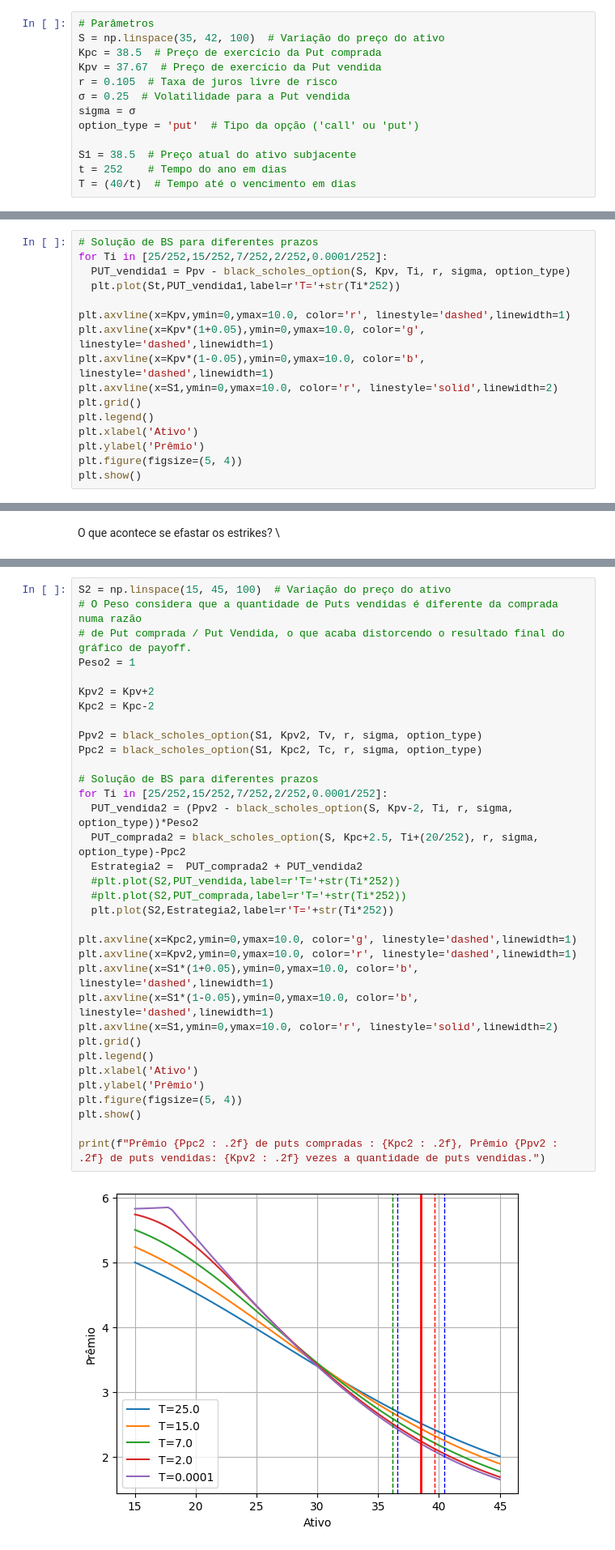
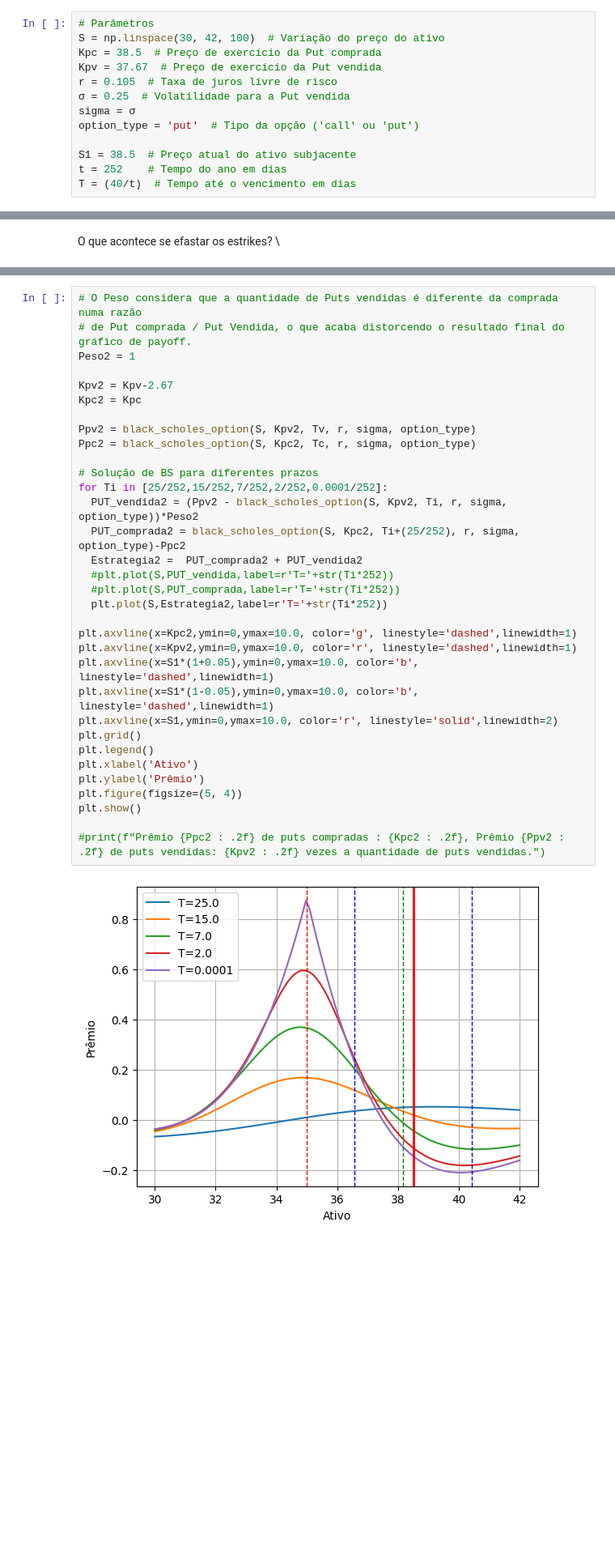
Before and after one commit to Felipe-Pinto/python_para_investimentos, a Jupyter notebook: PUT_Ago_24_P2.ipynb, the cells around one changed output, grey strips where cells are left out. Shown at 81% size. Saved outputs shown, nothing was run; the diff lists cells and outputs as text; blank space fills up the shorter version.

```diff
--- a/PUT_Ago_24_P2.ipynb
+++ b/PUT_Ago_24_P2.ipynb
@@ -30,7 +30,7 @@ def black_scholes_option(S, Kp, T, r, sigma, option_type='call'):
         raise ValueError("option_type deve ser 'call' ou 'put'")
 # %%
 # Parâmetros
-S = np.linspace(35, 42, 100)  # Variação do preço do ativo
+S = np.linspace(30, 42, 100)  # Variação do preço do ativo
 Kpc = 38.5  # Preço de exercício da Put comprada
 Kpv = 37.67  # Preço de exercício da Put vendida
 r = 0.105  # Taxa de juros livre de risco
@@ -129,16 +126,0 @@ O gráfico acima está levemente distorcido porque a Put comprada está com DTE
-# %%
-# Solução de BS para diferentes prazos
-for Ti in [25/252,15/252,7/252,2/252,0.0001/252]:
-  PUT_vendida1 = Ppv - black_scholes_option(S, Kpv, Ti, r, sigma, option_type)
-  plt.plot(St,PUT_vendida1,label=r'T='+str(Ti*252))
-
-plt.axvline(x=Kpv,ymin=0,ymax=10.0, color='r', linestyle='dashed',linewidth=1)
-plt.axvline(x=Kpv*(1+0.05),ymin=0,ymax=10.0, color='g', linestyle='dashed',linewidth=1)
-plt.axvline(x=Kpv*(1-0.05),ymin=0,ymax=10.0, color='b', linestyle='dashed',linewidth=1)
-plt.axvline(x=S1,ymin=0,ymax=10.0, color='r', linestyle='solid',linewidth=2)
-plt.grid()
-plt.legend()
-plt.xlabel('Ativo')
-plt.ylabel('Prêmio')
-plt.figure(figsize=(5, 4))
-plt.show()
@@ -193,37 +163,36 @@ O que acontece se efastar os estrikes? \
 # %%
-S2 = np.linspace(15, 45, 100)  # Variação do preço do ativo
 # O Peso considera que a quantidade de Puts vendidas é diferente da comprada numa razão
 # de Put comprada / Put Vendida, o que acaba distorcendo o resultado final do gráfico de payoff.
 Peso2 = 1
 
-Kpv2 = Kpv+2
-Kpc2 = Kpc-2
+Kpv2 = Kpv-2.67
+Kpc2 = Kpc
 
-Ppv2 = black_scholes_option(S1, Kpv2, Tv, r, sigma, option_type)
-Ppc2 = black_scholes_option(S1, Kpc2, Tc, r, sigma, option_type)
+Ppv2 = black_scholes_option(S, Kpv2, Tv, r, sigma, option_type)
+Ppc2 = black_scholes_option(S, Kpc2, Tc, r, sigma, option_type)
 
 # Solução de BS para diferentes prazos
 for Ti in [25/252,15/252,7/252,2/252,0.0001/252]:
-  PUT_vendida2 = (Ppv2 - black_scholes_option(S, Kpv-2, Ti, r, sigma, option_type))*Peso2
-  PUT_comprada2 = black_scholes_option(S, Kpc+2.5, Ti+(20/252), r, sigma, option_type)-Ppc2
+  PUT_vendida2 = (Ppv2 - black_scholes_option(S, Kpv2, Ti, r, sigma, option_type))*Peso2
+  PUT_comprada2 = black_scholes_option(S, Kpc2, Ti+(25/252), r, sigma, option_type)-Ppc2
   Estrategia2 =  PUT_comprada2 + PUT_vendida2
-  #plt.plot(S2,PUT_vendida,label=r'T='+str(Ti*252))
-  #plt.plot(S2,PUT_comprada,label=r'T='+str(Ti*252))
-  plt.plot(S2,Estrategia2,label=r'T='+str(Ti*252))
+  #plt.plot(S,PUT_vendida,label=r'T='+str(Ti*252))
+  #plt.plot(S,PUT_comprada,label=r'T='+str(Ti*252))
+  plt.plot(S,Estrategia2,label=r'T='+str(Ti*252))
 
 plt.axvline(x=Kpc2,ymin=0,ymax=10.0, color='g', linestyle='dashed',linewidth=1)
 plt.axvline(x=Kpv2,ymin=0,ymax=10.0, color='r', linestyle='dashed',linewidth=1)
 plt.axvline(x=S1*(1+0.05),ymin=0,ymax=10.0, color='b', linestyle='dashed',linewidth=1)
 plt.axvline(x=S1*(1-0.05),ymin=0,ymax=10.0, color='b', linestyle='dashed',linewidth=1)
 plt.axvline(x=S1,ymin=0,ymax=10.0, color='r', linestyle='solid',linewidth=2)
 plt.grid()
 plt.legend()
 plt.xlabel('Ativo')
 plt.ylabel('Prêmio')
 plt.figure(figsize=(5, 4))
 plt.show()
 
-print(f"Prêmio {Ppc2 : .2f} de puts compradas : {Kpc2 : .2f}, Prêmio {Ppv2 : .2f} de puts vendidas: {Kpv2 : .2f} vezes a quantidade de puts vendidas.")
+#print(f"Prêmio {Ppc2 : .2f} de puts compradas : {Kpc2 : .2f}, Prêmio {Ppv2 : .2f} de puts vendidas: {Kpv2 : .2f} vezes a quantidade de puts vendidas.")
 # %% [output]
-[figure, old version]
+[figure, new version]
 <Figure size 500x400 with 0 Axes>
```
Also changed, not shown: parts of 14 cells of this notebook.
